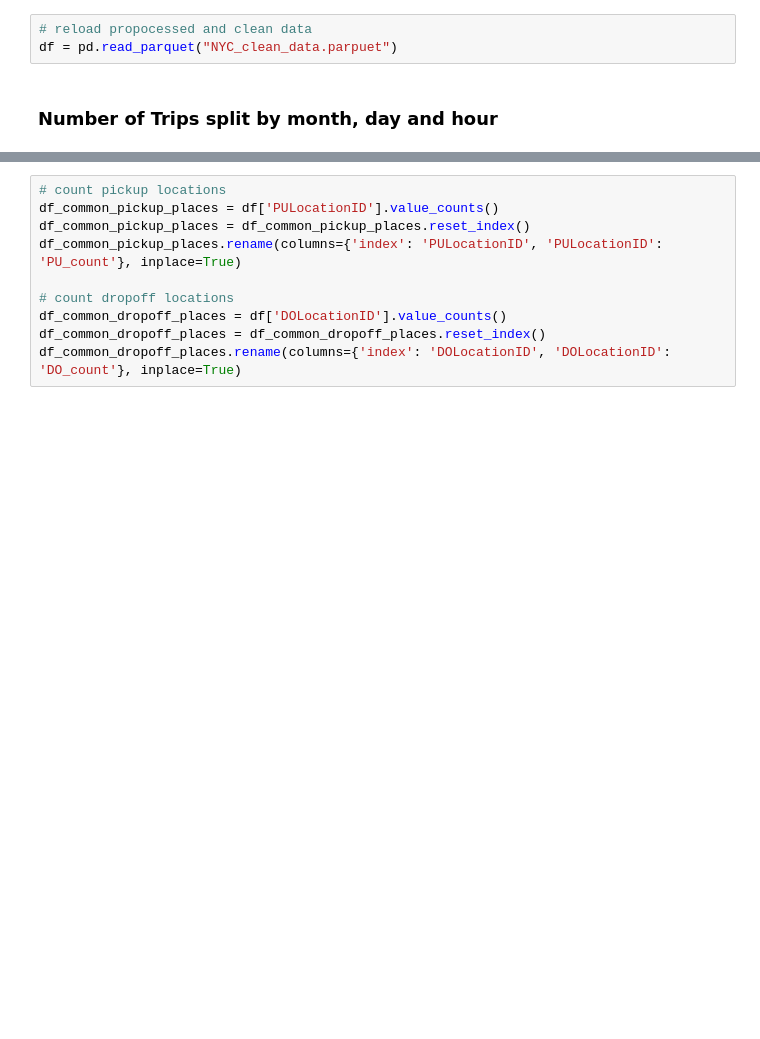
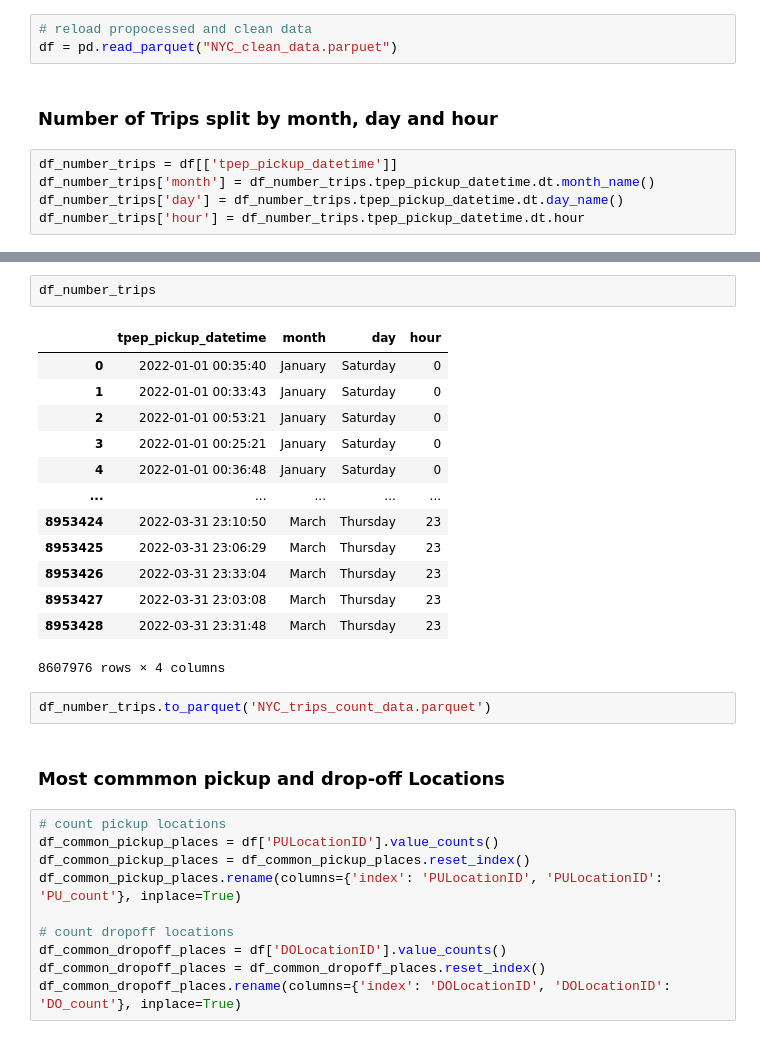
Before and after one commit to MarkusMueller-DS/NYC-Taxi-Trips, a Jupyter notebook: NYC-Taxi-Exploration.ipynb, the cells around one changed output, grey strips where cells are left out. Cells and saved outputs as stored; diff of their text form; blank space fills up the shorter version.

```diff
--- a/NYC-Taxi-Exploration.ipynb
+++ b/NYC-Taxi-Exploration.ipynb
@@ -1145,3 +1133,8 @@ import geopandas as gpd
 df = pd.read_parquet("NYC_clean_data.parpuet")
 # %% [markdown]
 ### Number of Trips split by month, day and  hour
+# %%
+df_number_trips = df[['tpep_pickup_datetime']]
+df_number_trips['month'] = df_number_trips.tpep_pickup_datetime.dt.month_name()
+df_number_trips['day'] = df_number_trips.tpep_pickup_datetime.dt.day_name()
+df_number_trips['hour'] = df_number_trips.tpep_pickup_datetime.dt.hour
@@ -1148,3 +1157,23 @@ df = pd.read_parquet("NYC_clean_data.parpuet")
+# %%
+df_number_trips
+# %% [output]
+|  | tpep_pickup_datetime | month | day | hour |
+| 0 | 2022-01-01 00:35:40 | January | Saturday | 0 |
+| 1 | 2022-01-01 00:33:43 | January | Saturday | 0 |
+| 2 | 2022-01-01 00:53:21 | January | Saturday | 0 |
+| 3 | 2022-01-01 00:25:21 | January | Saturday | 0 |
+| 4 | 2022-01-01 00:36:48 | January | Saturday | 0 |
+| ... | ... | ... | ... | ... |
+| 8953424 | 2022-03-31 23:10:50 | March | Thursday | 23 |
+| 8953425 | 2022-03-31 23:06:29 | March | Thursday | 23 |
+| 8953426 | 2022-03-31 23:33:04 | March | Thursday | 23 |
+| 8953427 | 2022-03-31 23:03:08 | March | Thursday | 23 |
+| 8953428 | 2022-03-31 23:31:48 | March | Thursday | 23 |
+8607976 rows × 4 columns
+# %%
+df_number_trips.to_parquet('NYC_trips_count_data.parquet')
+# %% [markdown]
+### Most commmon pickup and drop-off Locations
 # %%
 # count pickup locations
 df_common_pickup_places = df['PULocationID'].value_counts()
```
Also changed, not shown: parts of 2 cells of this notebook.
